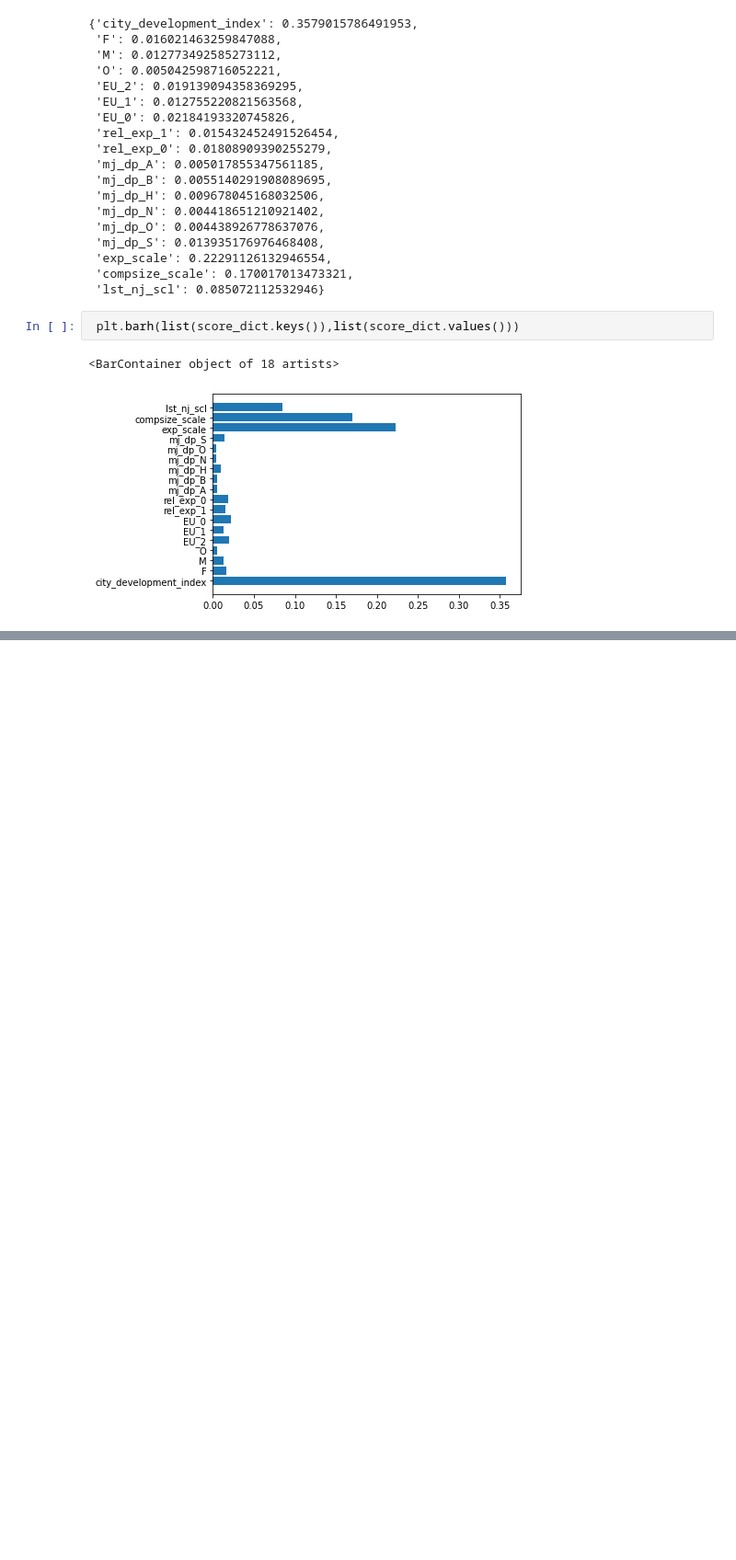
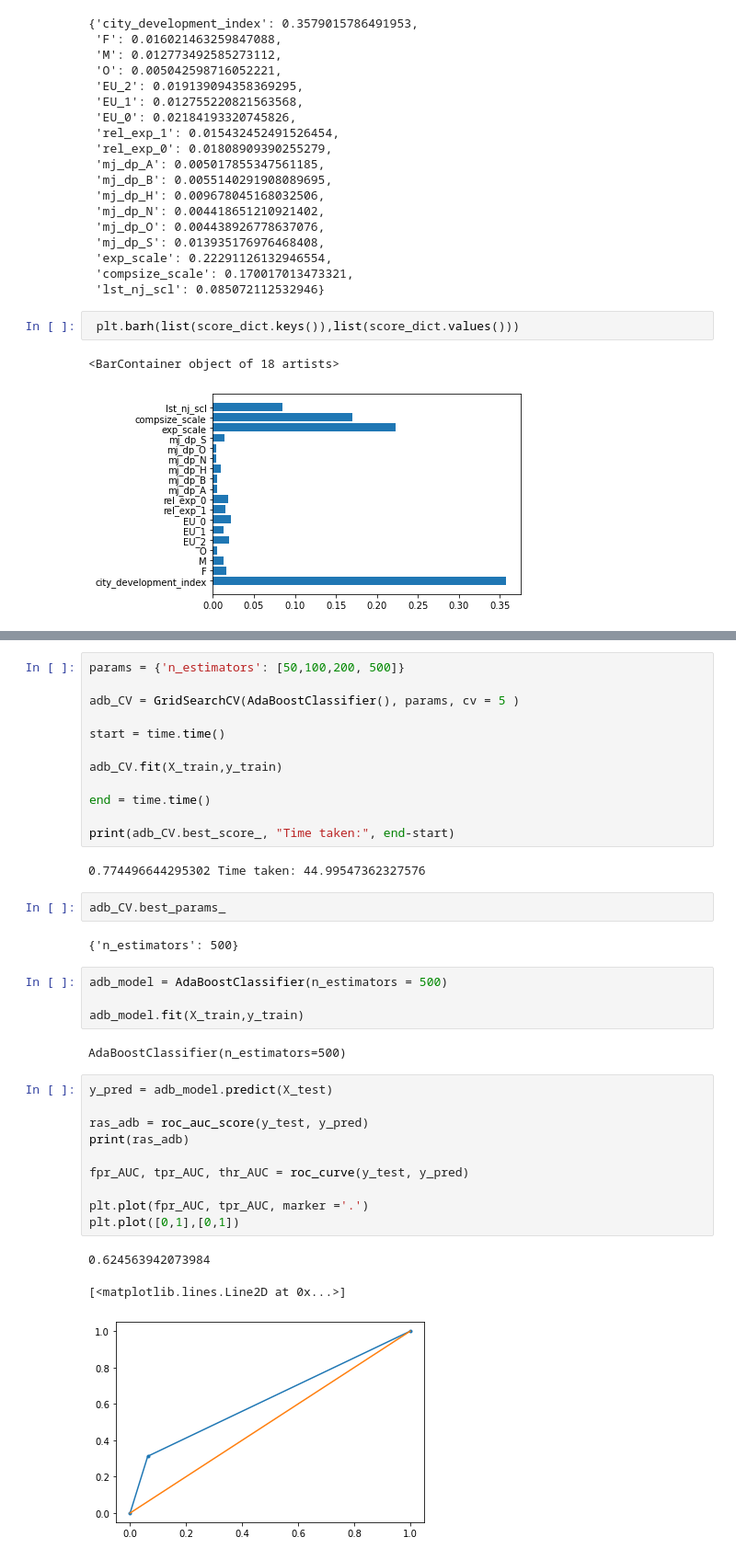
Before and after one commit to mcsiva/Python, a Jupyter notebook: Classification_HR_train_CV.ipynb, the cells around one changed output, grey strips where cells are left out. Shown at 92% size. Cells and saved outputs as stored; diff of their text form; blank space fills up the shorter version.

Commit message:
Model training updates
Model training updates - AdaBoost, HistBoost, XGBoost classifiers

```diff
--- a/Classification_HR_train_CV.ipynb
+++ b/Classification_HR_train_CV.ipynb
@@ -224,0 +245,38 @@ score_dict
+# %%
+params = {'n_estimators': [50,100,200, 500]}
+
+adb_CV = GridSearchCV(AdaBoostClassifier(), params, cv = 5 )
+
+start = time.time()
+
+adb_CV.fit(X_train,y_train)
+
+end = time.time()
+
+print(adb_CV.best_score_, "Time taken:", end-start)
+# %% [output]
+0.774496644295302 Time taken: 44.99547362327576
+# %%
+adb_CV.best_params_
+# %% [output]
+{'n_estimators': 500}
+# %%
+adb_model = AdaBoostClassifier(n_estimators = 500)
+
+adb_model.fit(X_train,y_train)
+# %% [output]
+AdaBoostClassifier(n_estimators=500)
+# %%
+y_pred = adb_model.predict(X_test)
+
+ras_adb = roc_auc_score(y_test, y_pred)
+print(ras_adb)
+
+fpr_AUC, tpr_AUC, thr_AUC = roc_curve(y_test, y_pred)
+
+plt.plot(fpr_AUC, tpr_AUC, marker ='.')
+plt.plot([0,1],[0,1])
+# %% [output]
+0.624563942073984
+[<matplotlib.lines.Line2D at 0x...>]
+[figure, added]
```
Also changed, not shown: parts of 27 cells of this notebook.
